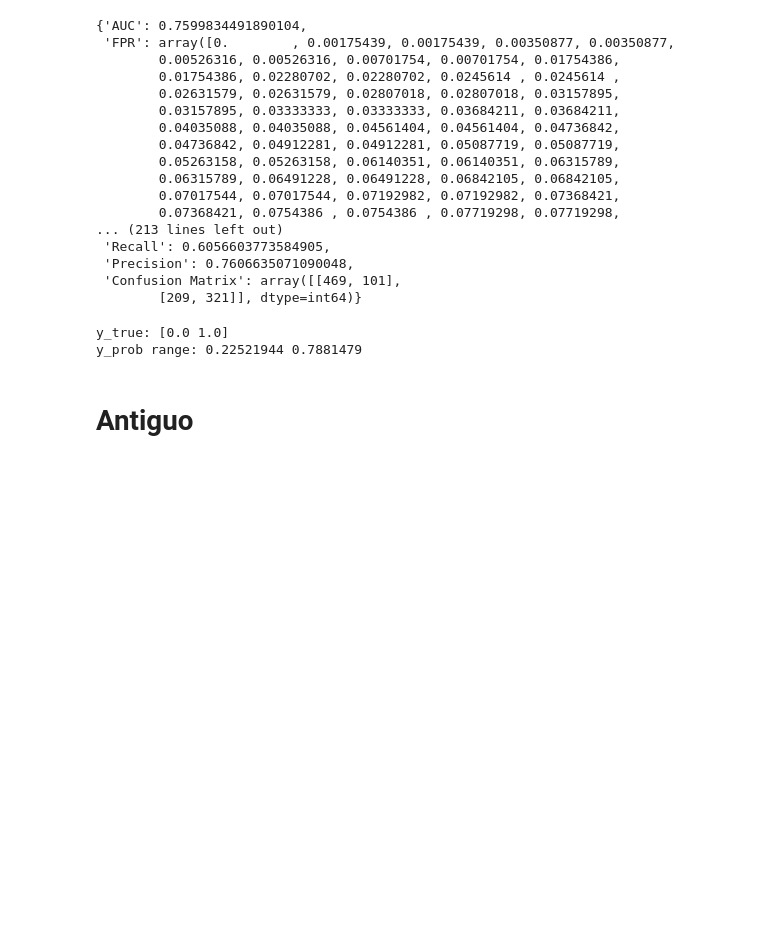
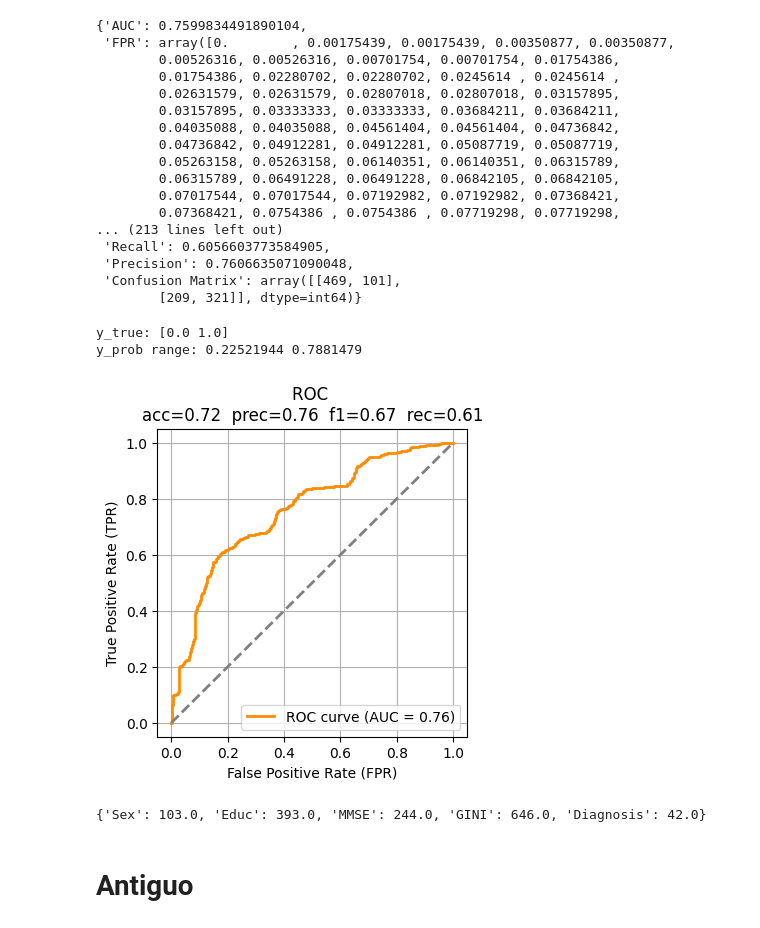
Before and after one commit to carrielfelipe/Brain_Age_with_Patients, a Jupyter notebook: Lasso/pruba_cls.ipynb, the cells around one changed output. Cells and saved outputs as stored; diff of their text form; code cells hidden in the pictures; blank space fills up the shorter version.

```diff
--- a/Lasso/pruba_cls.ipynb
+++ b/Lasso/pruba_cls.ipynb
@@ -661,6 +695,37 @@ print("y_prob range:", y_prob.min(), y_prob.max())  # Debería estar entre 0 y 1
 # %% [output]
 y_true: [0.0 1.0]
 y_prob range: 0.22521944 0.7881479
+# %%
+import matplotlib.pyplot as plt
+
+def plot_roc_curve(metrics):
+    """
+    Función para graficar la curva ROC con FPR, TPR y el AUC en el título.
+
+    Parámetros:
+    - metrics: diccionario que contiene 'FPR', 'TPR' y 'AUC'.
+    """
+    title='ROC Curve'
+    title_metrics = f'ROC \nacc={metrics['Accuracy']:.2f}  prec={metrics['Precision']:.2f}  f1={metrics['F1 Score']:.2f}  rec={metrics['Recall']:.2f}'
+
+    plt.figure(figsize=(4, 4))
+    plt.plot(metrics['FPR'], metrics['TPR'], color='darkorange', lw=2, label=f'ROC curve (AUC = {metrics["AUC"]:.2f})')
+    plt.plot([0, 1], [0, 1], color='grey', lw=2, linestyle='--')  # Línea diagonal de referencia
+    plt.xlabel('False Positive Rate (FPR)')
+    plt.ylabel('True Positive Rate (TPR)')
+    plt.title(title_metrics)
+    plt.legend(loc='lower right')
+    plt.grid(True)
+    plt.show()
+
+# Llamada a la función
+plot_roc_curve(metrics)
+# %% [output]
+[figure, added]
+# %%
+results_model['model'][0].get_booster().get_score()
+# %% [output]
+{'Sex': 103.0, 'Educ': 393.0, 'MMSE': 244.0, 'GINI': 646.0, 'Diagnosis': 42.0}
 # %% [markdown]
 # Antiguo
 # %%
```
Also changed, not shown: parts of 4 cells of this notebook, 14 other files.
